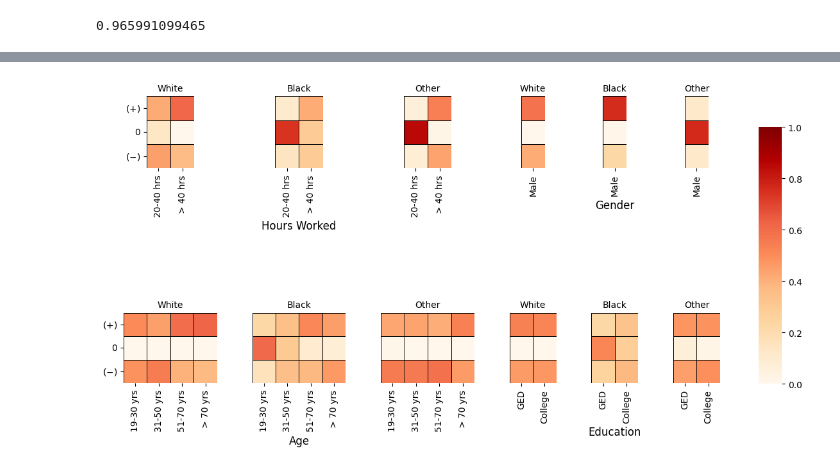
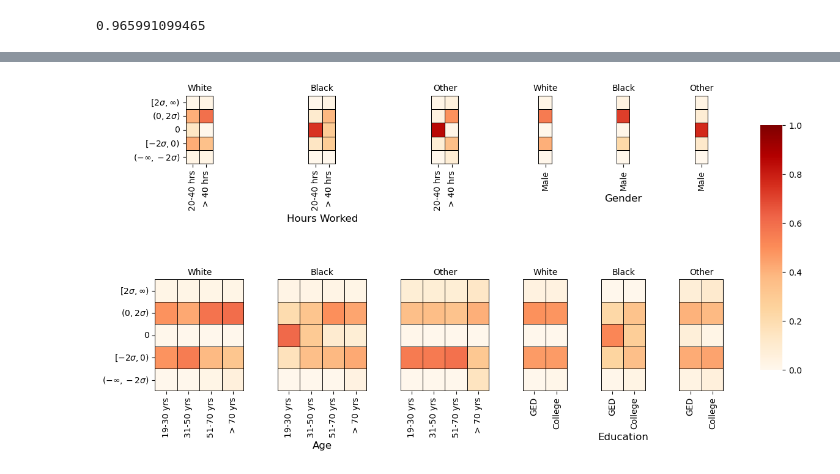
Before and after one commit to AparaV/rashomon-partition-sets, a Jupyter notebook: Code/NHANES_data_analysis.ipynb, the cells around one changed output, grey strips where cells are left out. Cells and saved outputs as stored; diff of their text form; code cells hidden in the pictures.

```diff
--- a/Code/NHANES_data_analysis.ipynb
+++ b/Code/NHANES_data_analysis.ipynb
@@ -1385,17 +1394,30 @@ for covariate_idx in range(4):
 # %%
 signed_matrices = []
 
-for covariate_counts in all_covariate_counts:
+def assign_label(a, bins):
+    if a == 0:
+        return (len(bins) - 1) // 2
+    else:
+        return np.digitize(a, bins) - (a > 0)
+
+assign_label_vec = np.vectorize(assign_label)
+
+for covariate_idx in range(len(all_covariate_counts)):
     signed_counts = []
-    for counts_by_race in covariate_counts:
-        signed_counts_cov = []
-        for idx, cov_counts_r in enumerate(counts_by_race):
+    for race_idx in range(len(all_covariate_counts[covariate_idx])):
+        covariate_counts = all_covariate_counts[covariate_idx]
+        print(f"Covariate: {covariate_idx}, Race: {race_idx}")
+        stddev = stds[covariate_idx, race_idx]
+        all_eff = np.array(covariate_counts[race_idx]).flatten()
+        bins = [min(np.min(all_eff), stddev * -3) - 1] + [2 * stddev * i for i in range(-1, 2)] + [max(np.max(all_eff), stddev * 3) + 1]
+        bins = bins[::-1]
+        signed_counts_race = []
+        print(len(covariate_counts[race_idx]))
+        for idx, cov_counts_r in enumerate(covariate_counts[race_idx]):
             vec = np.array(cov_counts_r)
-            pos_counts = len(np.where(vec > 0)[0])
-            zer_counts = len(np.where(vec == 0)[0])
-            neg_counts = len(np.where(vec < 0)[0])
-            counts_vec = np.array([pos_counts, zer_counts, neg_counts])
-            counts_vec = counts_vec / np.sum(counts_vec)
-            signed_counts_cov.append(counts_vec.copy())
-        signed_counts.append(signed_counts_cov)
+            counts_vec = np.array([assign_label(vec[i], bins) for i in range(len(vec))])
+            counts_vec = np.array([np.dot(np.where(counts_vec == i, 1, 0), all_model_prob_counts[covariate_idx][race_idx][idx]) for i in range(len(bins))])
+            counts_vec /= np.sum(counts_vec)
+            signed_counts_race.append(counts_vec.copy())
+        signed_counts.append(signed_counts_race)
     signed_matrices.append(np.array(signed_counts))
@@ -1440,35 +1480,37 @@ for covariate_idx in range(4):
         # i = 0
         j = idx + (covariate_idx % 2) *3
 
         # print(plot_matrix[i][j])
 
         ax_ij = fig.add_subplot(gs[i, j])
-        sns.heatmap(
+        res = sns.heatmap(
             plot_matrix[idx].T,
             cmap="OrRd",
             linewidths=0.5,
             linecolor="black",
             square=True,
             vmin=0,
             vmax=1,
             ax=ax_ij,
             cbar_ax=cbar_ax
         )
+        res.axhline(y=len(bins), color='black', linewidth=1.5)
+        res.axvline(x=len(all_covariate_counts[covariate_idx][idx]), color='black', linewidth=1.5)
         ax_ij.set_title(race_title[idx], fontsize=10, rotation=0)
         ax_ij.set_yticks([])
         ax_ij.set_xticks(np.arange(0, num_cov_vals)+0.5, levels_labels[covariate_idx], rotation=90)
         if j == 0:
-            ax_ij.set_yticks(np.arange(0, 3) + 0.5, [r"($+$)", "0", "($-$)"], rotation=0)
+            ax_ij.set_yticks(np.arange(0, 5) + 0.5, [r"$[2\sigma, \infty)$", r"$(0, 2\sigma)$", "0", "$[-2\sigma, 0)$", "$(-\infty, -2\sigma)$"], rotation=0)
         # break
 
         if idx == 1:
             ax_ij.set_xlabel(cov_labels[covariate_idx], fontsize=12)
     # fig.supxlabel(cov_labels[covariate_idx])
 
-fname = f"../Figures/nhanes/diff_covariate_effects.png"
+fname = f"../Figures/nhanes/diff_covariate_effects_2.png"
 
-# plt.savefig(fname, dpi=300, bbox_inches="tight")
+plt.savefig(fname, dpi=300, bbox_inches="tight")
 
 plt.show()
 # %% [output]
-[figure, old version]
+[figure, new version]
```
Also changed, not shown: parts of 9 cells of this notebook, 11 other files.
